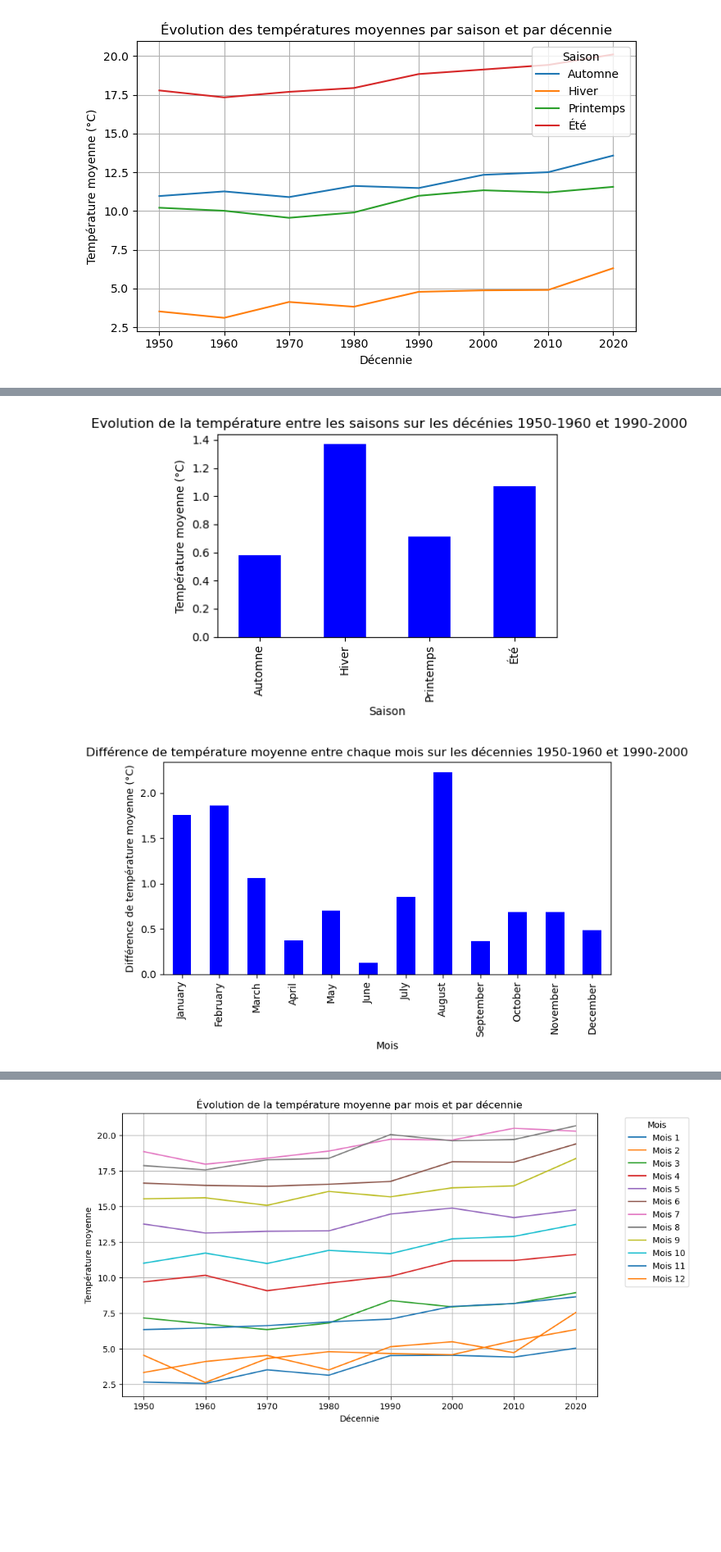
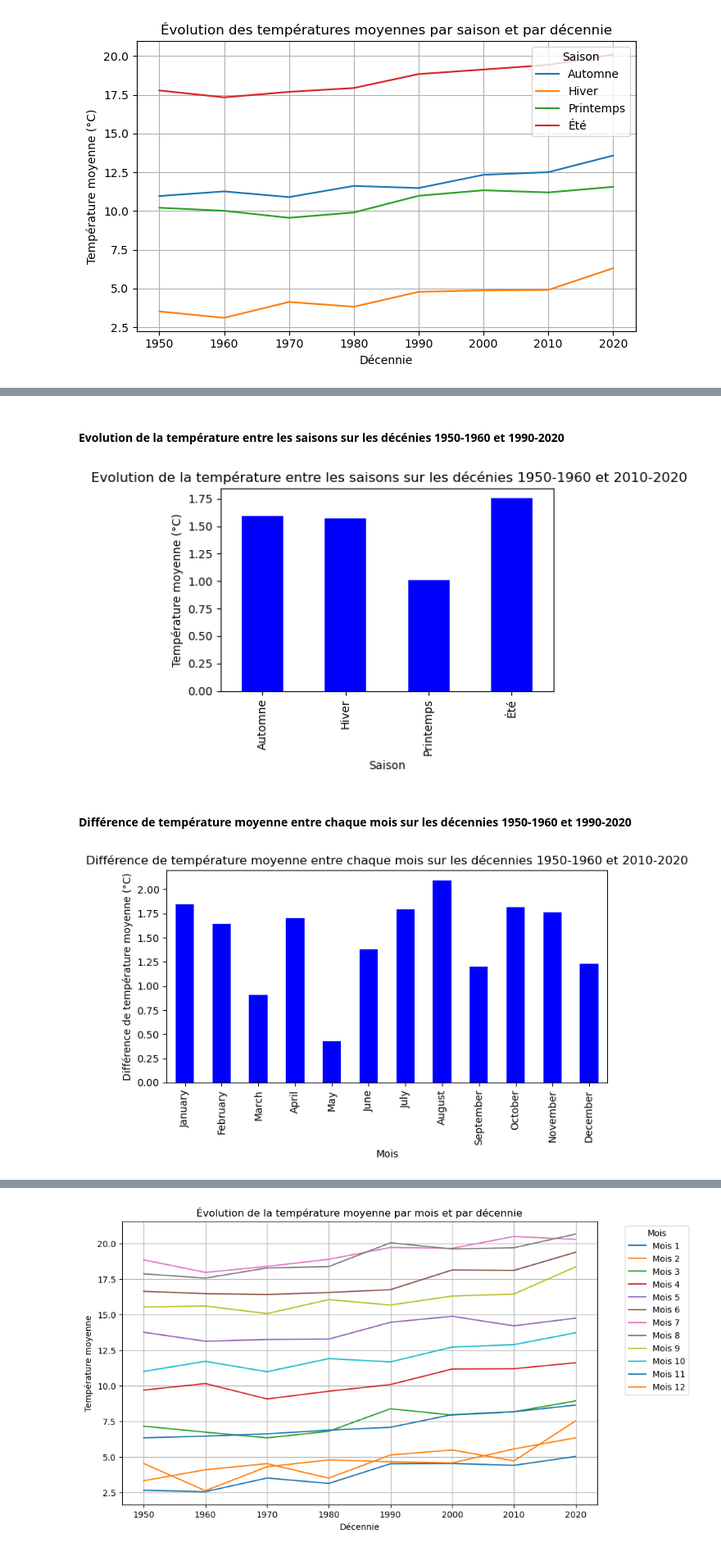
Before and after one commit to Mbakoh-marc/Projet-Prediction-Climatique, a Jupyter notebook: Donnees_température/Analyses des températures .ipynb, the cells around one changed output, grey strips where cells are left out. Shown at 82% size. Saved outputs shown, nothing was run; the diff lists cells and outputs as text; code cells hidden in the pictures; blank space fills up the shorter version.

```diff
--- a/Donnees_température/Analyses des températures .ipynb
+++ b/Donnees_température/Analyses des températures .ipynb
@@ -107,8 +100,4 @@ plt.show()
 # %%
-# Calcul des moyennes des températures moyennes par décennie
-df['Decade'] = df['YEAR'] // 10 * 10  # Calcul de la décennie
-df_decade = df.groupby('Decade').mean()
-
 # Création d'une figure et d'un axe
 plt.figure(figsize=(7, 4.5))
 
@@ -129,8 +120,4 @@ plt.show()
 # %%
-# Calcul des moyennes des températures moyennes par décennie
-df['Decade'] = df['YEAR'] // 10 * 10  # Calcul de la décennie
-df_decade = df.groupby('Decade').mean()
-
 # Création d'une figure et d'un axe
 plt.figure(figsize=(7, 4.5))
 
@@ -140,7 +127,7 @@ plt.plot(df_decade.index, df_decade['UMM'], label='Température moyenne', color=
 # Ajout de titres et d'étiquettes d'axe
 plt.title('Évolution de l''humidité moyenne par décennie')
 plt.xlabel('Décennie')
-plt.ylabel('Température moyenne (°C)')
+plt.ylabel('Humidité moyenne (%)')
 
 # Affichage du graphique
 plt.grid(True, linewidth=0.5, alpha=0.5)
@@ -180,8 +171,4 @@ plt.show()
 # %%
-# Calculer les moyennes des températures maximales et minimales par décennie
-df['Decade'] = df['YEAR'] // 10 * 10  # Calcul de la décennie
-df_decade = df.groupby('Decade').mean()
-
 # Création d'une figure et d'un axe
 plt.figure(figsize=(7, 4.5))
 
@@ -282,7 +280,7 @@ plt.show()
 # %%
-# Filtrer les données pour les deux décennies
+# Filtrage des données pour 1950-1960 et pour 2010-2020
 period1 = df[(df['YEAR'] >= 1950) & (df['YEAR'] <= 1960)].copy()
-period2 = df[(df['YEAR'] >= 1990) & (df['YEAR'] <= 2000)].copy()
+period2 = df[(df['YEAR'] >= 2010) & (df['YEAR'] <= 2020)].copy()
 
 # Fonction pour déterminer la saison
 def get_season(month):
@@ -295,7 +293,7 @@ def get_season(month):
     else:
         return 'Automne'
 
-# Ajouter une colonne 'Saison'
+# Ajout d'une colonne Saison
 df['Saison'] = df['MONTH'].apply(get_season)
 period1['Saison'] = period1['MONTH'].apply(get_season)
 period2['Saison'] = period2['MONTH'].apply(get_season)
@@ -320,7 +318,7 @@ plt.figure(figsize=(10, 6))
 for i, season in enumerate(seasons, 1):
     plt.subplot(2, 2, i)
     plt.plot(range(1, 13), seasonal_temp1[season], label='1950-1960', color='blue')
-    plt.plot(range(1, 13), seasonal_temp2[season], label='1990-2000', color='red')
+    plt.plot(range(1, 13), seasonal_temp2[season], label='2010-2020', color='red')
     plt.title(f'Comparaison des températures moyennes pour {season}')
     plt.xlabel('Mois')
     plt.ylabel('Température moyenne (°C)')
@@ -335,62 +333,66 @@ plt.show()
+# %% [markdown]
+#### Evolution de la température entre les saisons sur les décénies 1950-1960 et 1990-2020
 # %%
-# Filtrer les données pour les deux décennies
+# Filtrage des données pour 1950-1960 et pour 2010-2020
 period1 = df[(df['YEAR'] >= 1950) & (df['YEAR'] <= 1960)].copy()
-period2 = df[(df['YEAR'] >= 1990) & (df['YEAR'] <= 2000)].copy()
+period2 = df[(df['YEAR'] >= 2010) & (df['YEAR'] <= 2020)].copy()
 
-# Ajouter une colonne 'Saison' à chaque période
+# Ajout d'une colonne Saison à chaque période
 period1['Saison'] = period1['MONTH'].apply(get_season)
 period2['Saison'] = period2['MONTH'].apply(get_season)
 
-# Regrouper les données par saison et année pour chaque période, puis calculer la moyenne de la température
+# Regroupement des données par saison et année pour chaque période, puis calculer la moyenne de la température
 seasonal_temp_evolution_period1 = period1.groupby(['YEAR', 'Saison'])['TM'].mean().unstack()
 seasonal_temp_evolution_period2 = period2.groupby(['YEAR', 'Saison'])['TM'].mean().unstack()
 
-# Calculer la moyenne annuelle de température pour chaque saison pour chaque période
+# Calcul de la moyenne annuelle de température pour chaque saison pour chaque période
 mean_seasonal_temp_evolution_period1 = seasonal_temp_evolution_period1.mean()
 mean_seasonal_temp_evolution_period2 = seasonal_temp_evolution_period2.mean()
 
-# Calculer la différence dans l'évolution de la température entre les saisons pour les deux périodes
+# Calcul de la différence dans l'évolution de la température entre les saisons pour les deux périodes
 diff_seasonal_temp_evolution = mean_seasonal_temp_evolution_period2 - mean_seasonal_temp_evolution_period1
 
 plt.figure(figsize=(5, 4))
 diff_seasonal_temp_evolution.plot(kind='bar', color='blue')
-plt.title(" Evolution de la température entre les saisons sur les décénies 1950-1960 et 1990-2000")
+plt.title(" Evolution de la température entre les saisons sur les décénies 1950-1960 et 2010-2020")
 plt.xlabel('Saison')
 plt.ylabel("Température moyenne (°C)")
 plt.tight_layout()
 plt.show()
 # %% [output]
-[figure, old version]
+[figure, new version]
+# %% [markdown]
+#### Différence de température moyenne entre chaque mois sur les décennies 1950-1960 et 1990-2020
 # %%
 # Filtrer les données pour les deux décennies
 period1 = df[(df['YEAR'] >= 1950) & (df['YEAR'] <= 1960)].copy()
-period2 = df[(df['YEAR'] >= 1990) & (df['YEAR'] <= 2000)].copy()
+period2 = df[(df['YEAR'] >= 2010) & (df['YEAR'] <= 2020)].copy()
 
 # Ajouter une colonne 'Mois' à chaque période
 period1['Mois'] = period1['MONTH']
 period2['Mois'] = period2['MONTH']
 
 # Récupérer les noms complets des mois
 month_labels = [calendar.month_name[i] for i in range(1, 13)]
 
 # Regrouper les données par mois et année pour chaque période, puis calculer la moyenne de la température
 monthly_temp_evolution_period1 = period1.groupby(['YEAR', 'Mois'])['TM'].mean().unstack()
 monthly_temp_evolution_period2 = period2.groupby(['YEAR', 'Mois'])['TM'].mean().unstack()
 
 # Calculer la moyenne annuelle de température pour chaque mois pour chaque période
 mean_monthly_temp_evolution_period1 = monthly_temp_evolution_period1.mean()
 mean_monthly_temp_evolution_period2 = monthly_temp_evolution_period2.mean()
 
 # Calculer la différence dans l'évolution de la température entre chaque mois pour les deux périodes
 diff_monthly_temp_evolution = mean_monthly_temp_evolution_period2 - mean_monthly_temp_evolution_period1
 
 plt.figure(figsize=(7, 4.5))
 diff_monthly_temp_evolution.plot(kind='bar', color='blue')
-plt.title("Différence de température moyenne entre chaque mois sur les décennies 1950-1960 et 1990-2000")
+plt.title("Différence de température moyenne entre chaque mois sur les décennies 1950-1960 et 2010-2020")
 plt.xlabel('Mois')
 plt.xticks(range(12), month_labels)
 plt.ylabel("Différence de température moyenne (°C)")
 plt.tight_layout()
 plt.show()
 # %% [output]
-[figure, old version]
+[figure, new version]
```
Also changed, not shown: parts of 20 cells of this notebook, 7 other files.
